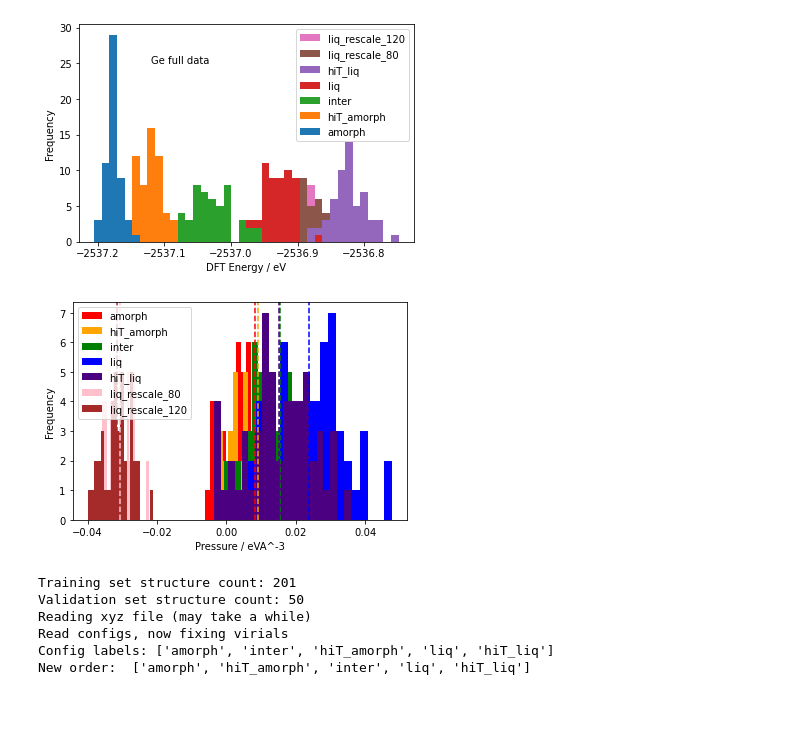
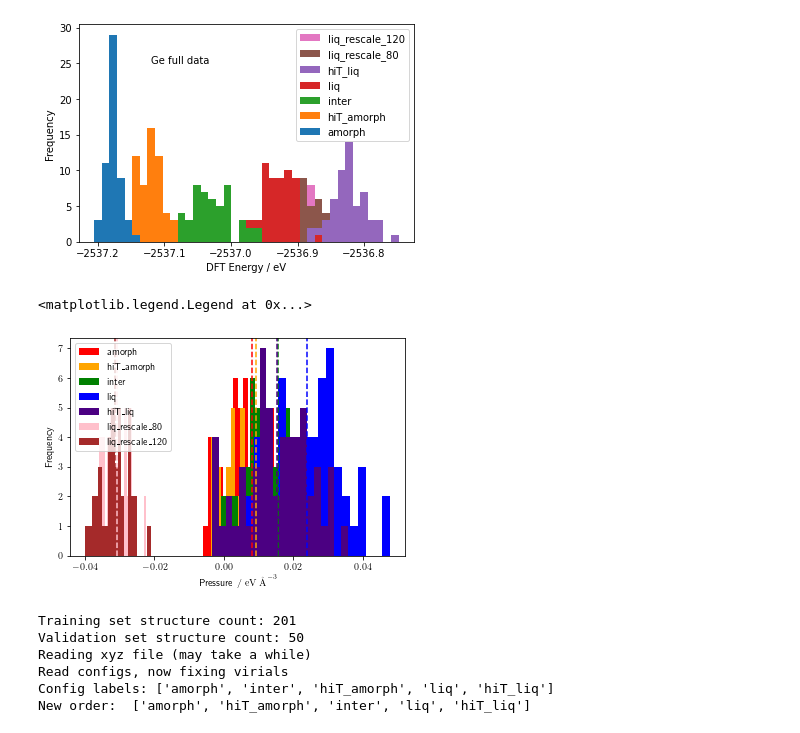
Before and after one commit to MorrowChem/Ge_analysis_local, a Jupyter notebook: rescaling.ipynb, the cells around one changed output. Cells and saved outputs as stored; diff of their text form; code cells hidden in the pictures; blank space fills up the shorter version.

```diff
--- a/rescaling.ipynb
+++ b/rescaling.ipynb
@@ -45,3 +40,33 @@ import pymatgen.io.ase as pase
+# %%
+import matplotlib as mpl
+mpl.rcParams.update({
+    "text.usetex": True,
+    "font.family": "sans-serif",
+    "font.sans-serif": ["Computer Modern Sans serif"]})
+mpl.rcParams['text.latex.preamble'] = [
+    r'\usepackage{siunitx}']
+
+def tex_escape(text):
+    """
+        :param text: a plain text message
+        :return: the message escaped to appear correctly in LaTeX
+    """
+    conv = {
+        '&': r'\&',
+        '%': r'\%',
+        '$': r'\$',
+        '#': r'\#',
+        '_': r'\_',
+        '{': r'\{',
+        '}': r'\}',
+        '~': r'\textasciitilde{}',
+        '^': r'\^{}',
+        '\\': r'\textbackslash{}',
+        '<': r'\textless{}',
+        '>': r'\textgreater{}',
+    }
+    regex = re.compile('|'.join(re.escape(str(key)) for key in sorted(conv.keys(), key = lambda item: - len(item))))
+    return regex.sub(lambda match: conv[match.group()], text)
 # %%
 GE = '/Users/Moji/Documents/Summer20/Ge/'
 os.chdir('/Users/Moji/Documents/Summer20/Ge/')
@@ -119,16 +192,17 @@ fig.savefig(GE+'Analysis/Ge_orig_E.png')
 # %%
 colors=['r','Orange','g','b','Indigo','Pink', 'Brown']
 fig, axs = plt.subplots()
 for i in range(7):
-    axs.hist(resc_orig_vs[i], label=resc_orig.config_labels[i], bins=20,
+    axs.hist(resc_orig_vs[i], label=tex_escape(resc_orig.config_labels[i]), bins=20,
              histtype='stepfilled', color=colors[i])
     axs.axvline(resc_orig_vs[i].mean(), linestyle='dashed', color=colors[i])
 #axs.text(-40, 9, 'resc_orig MD-trained')
-axs.set(xlabel='Pressure / eVA^-3', ylabel='Frequency')
+axs.set(xlabel=r'Pressure / \si{eV.\angstrom^{-3}}', ylabel='Frequency')
 axs.legend()
-fig.savefig(GE+'Analysis/Ge_pressure.png')
+#fig.savefig(GE+'Analysis/Ge_pressure.png', bbox_inches='tight', dpi=100)
 # %% [output]
+<matplotlib.legend.Legend at 0x...>
-[figure, old version]
+[figure, new version]
 # %%
 si_pot = '/Users/Moji/Documents/Summer20/Ge/Potentials/Si_MDGAP_val/'
 Si = GAP(train_file=si_pot+'train.xyz', val_file=si_pot+'validate.xyz', pot=si_pot+'Si_as5_ds002_vT.xml',
```
Also changed, not shown: parts of 54 cells of this notebook, 5 other files.
